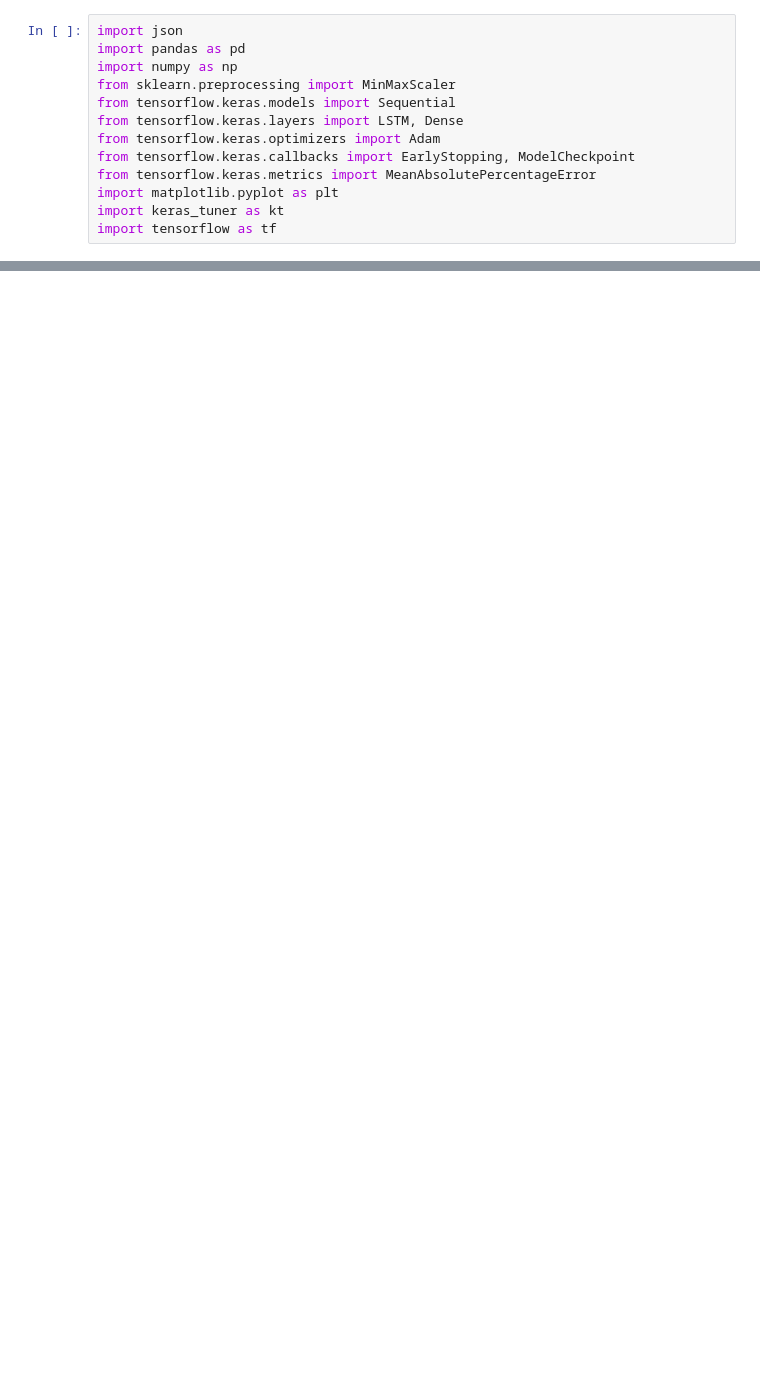
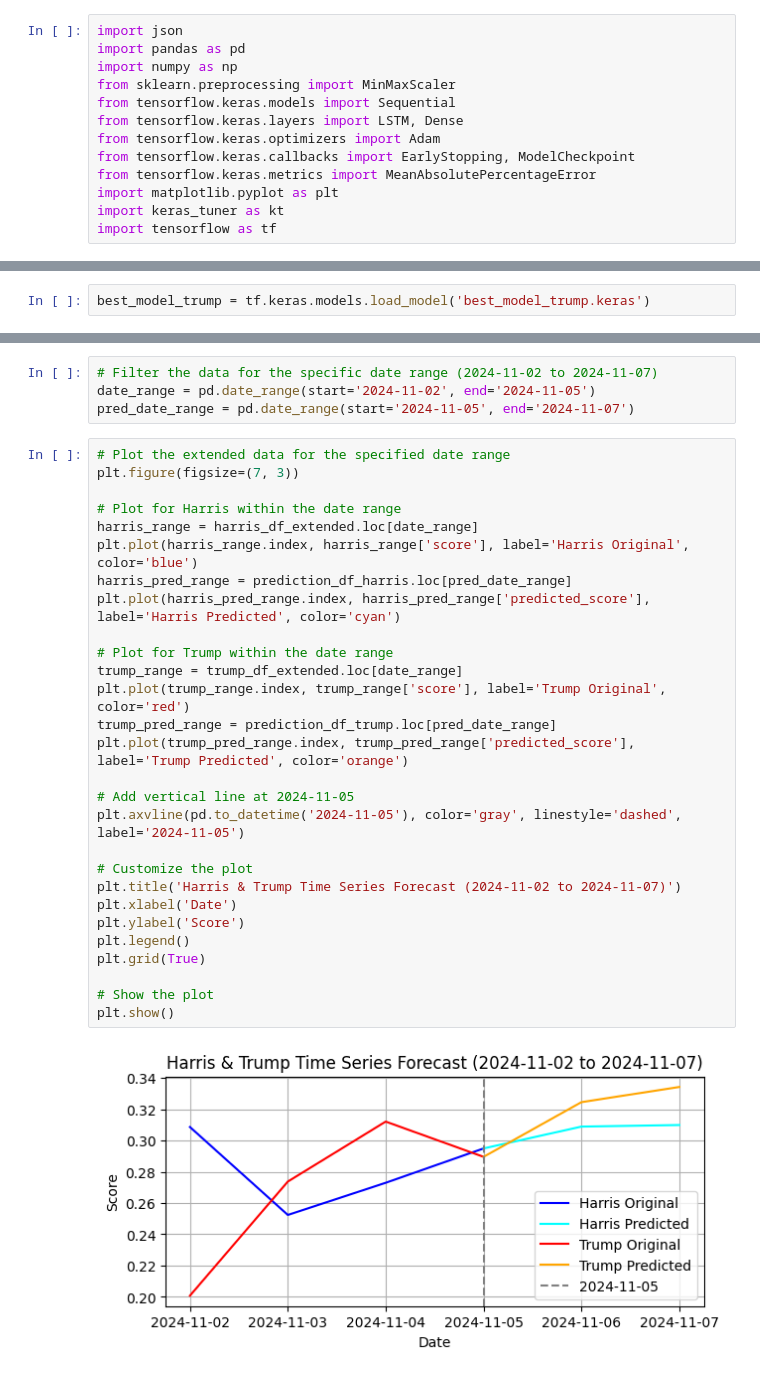
Before and after one commit to PearlLeeCode/2024-us-election-analysis, a Jupyter notebook: 4.Data_Predition/유튜브 댓글/LSTM/vader 기반 감성 지수/vader_sentiment_lstm_predictor.ipynb, the cells around one changed output, grey strips where cells are left out. Drawn from its saved outputs; the diff is of its cells as text; blank space fills up the shorter version.

```diff
--- a/4.Data_Predition/유튜브 댓글/LSTM/vader 기반 감성 지수/vader_sentiment_lstm_predictor.ipynb
+++ b/4.Data_Predition/유튜브 댓글/LSTM/vader 기반 감성 지수/vader_sentiment_lstm_predictor.ipynb
@@ -198,0 +242,2 @@ plt.show()
+# %%
+best_model_trump = tf.keras.models.load_model('best_model_trump.keras')
@@ -198,0 +332,34 @@ plt.show()
+# %%
+# Filter the data for the specific date range (2024-11-02 to 2024-11-07)
+date_range = pd.date_range(start='2024-11-02', end='2024-11-05')
+pred_date_range = pd.date_range(start='2024-11-05', end='2024-11-07')
+# %%
+# Plot the extended data for the specified date range
+plt.figure(figsize=(7, 3))
+
+# Plot for Harris within the date range
+harris_range = harris_df_extended.loc[date_range]
+plt.plot(harris_range.index, harris_range['score'], label='Harris Original', color='blue')
+harris_pred_range = prediction_df_harris.loc[pred_date_range]
+plt.plot(harris_pred_range.index, harris_pred_range['predicted_score'], label='Harris Predicted', color='cyan')
+
+# Plot for Trump within the date range
+trump_range = trump_df_extended.loc[date_range]
+plt.plot(trump_range.index, trump_range['score'], label='Trump Original', color='red')
+trump_pred_range = prediction_df_trump.loc[pred_date_range]
+plt.plot(trump_pred_range.index, trump_pred_range['predicted_score'], label='Trump Predicted', color='orange')
+
+# Add vertical line at 2024-11-05
+plt.axvline(pd.to_datetime('2024-11-05'), color='gray', linestyle='dashed', label='2024-11-05')
+
+# Customize the plot
+plt.title('Harris & Trump Time Series Forecast (2024-11-02 to 2024-11-07)')
+plt.xlabel('Date')
+plt.ylabel('Score')
+plt.legend()
+plt.grid(True)
+
+# Show the plot
+plt.show()
+# %% [output]
+[figure, added]
```
Also changed, not shown: parts of 40 cells of this notebook.
